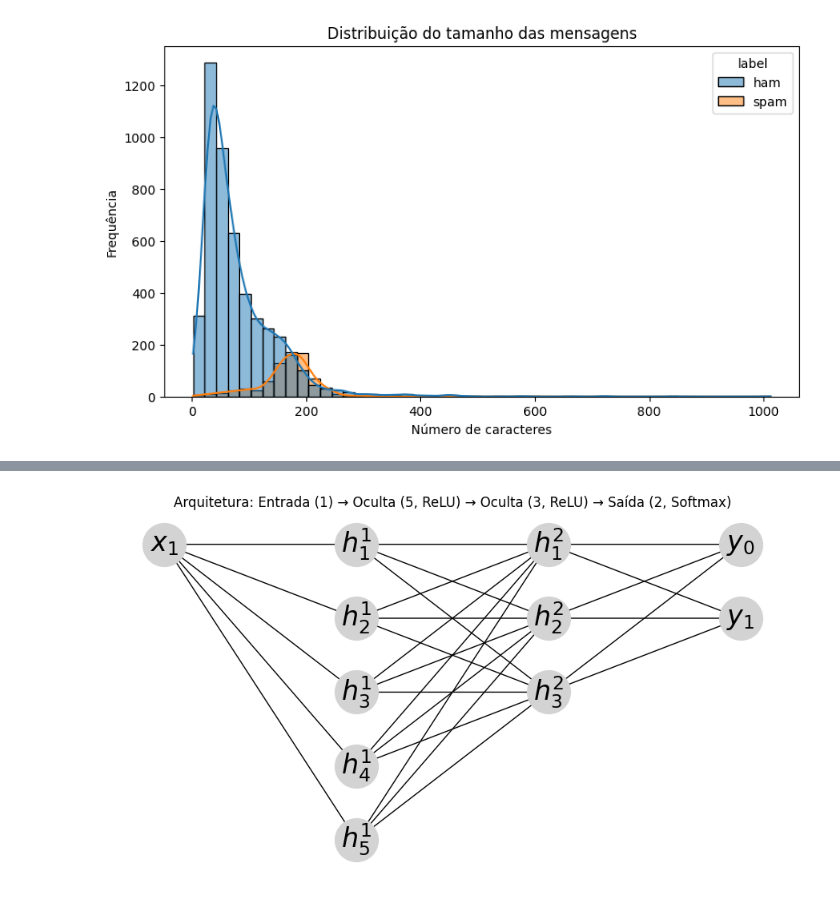
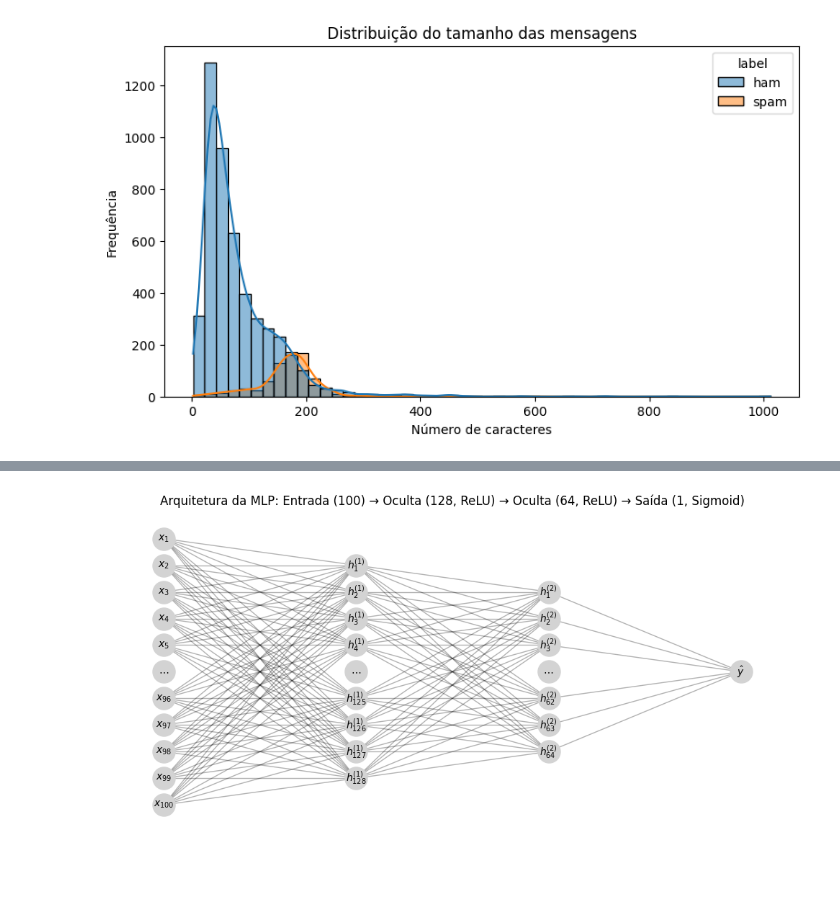
Before and after one commit to thyarles/unb-pca-spamdetector, a Jupyter notebook: spam.ipynb, the cells around one changed output, grey strips where cells are left out. Saved outputs shown, nothing was run; the diff lists cells and outputs as text; code cells hidden in the pictures; blank space fills up the shorter version.

```diff
--- a/spam.ipynb
+++ b/spam.ipynb
@@ -170,45 +193,66 @@ plt.show()
 # %%
 # Arquitetura planejada
+import networkx as nx
 
-# Camadas
-G = nx.DiGraph()
-input_layer = [f'x_{i+1}' for i in range(1)]
-hidden_layer1 = [f'h^1_{i+1}' for i in range(5)]
-hidden_layer2 = [f'h^2_{i+1}' for i in range(3)]
-output_layer = ['{y}_0', '{y}_1']
+# Versão reduzida e ilustrativa da arquitetura real
+def insert_ellipsis(layer, prefix, total_nodes):
+    half = len(layer) // 2
+    return (
+        [f'{prefix}_{{{i+1}}}' for i in range(half)]
+        + ['ellipsis']
+        + [f'{prefix}_{{{total_nodes - half + i}}}' for i in range(half)]
+    )
+
+# Camadas com reticências inseridas
+input_layer = insert_ellipsis([None]*10, 'x', 101)             # Entrada: 100 tokens (exibindo 10)
+hidden_layer1 = insert_ellipsis([None]*8, 'h^{{(1)}}', 129)    # Oculta 1: 128 neurônios
+hidden_layer2 = insert_ellipsis([None]*6, 'h^{{(2)}}', 65)     # Oculta 2: 64 neurônios
+output_layer = [r'\hat{y}']                                    # Saída: 1 nó
 
 layers = [input_layer, hidden_layer1, hidden_layer2, output_layer]
+
+# Criar grafo
+G = nx.DiGraph()
 positions = {}
 labels = {}
-layer_dist = 2.0
+
+layer_dist = 2.5
 node_dist = 1.0
 
-# Posicionamento
 for i, layer in enumerate(layers):
+    offset = (max(len(l) for l in layers) - len(layer)) / 2
     for j, node in enumerate(layer):
-        G.add_node(node)
-        positions[node] = (i * layer_dist, -j * node_dist)
-        labels[node] = f"${node}$"
+        is_ellipsis = node == 'ellipsis'
+        node_name = f'{i}_{j}' if is_ellipsis else node
+        G.add_node(node_name)
+        y_pos = -(j + offset) * node_dist
+        positions[node_name] = (i * layer_dist, y_pos)
+        labels[node_name] = r"$\cdots$" if is_ellipsis else f"${node}$"
 
-# Conexão
-def connect_layers(layer1, layer2):
-    for u in layer1:
-        for v in layer2:
-            G.add_edge(u, v)
+# Conexão entre camadas (pulando reticências)
+def connect_layers(layer1, layer2, i1, i2):
+    for u_j, u in enumerate(layer1):
+        if u == 'ellipsis': continue
+        u_name = f'{i1}_{u_j}' if u == 'ellipsis' else u
+        for v_j, v in enumerate(layer2):
+            if v == 'ellipsis': continue
+            v_name = f'{i2}_{v_j}' if v == 'ellipsis' else v
+            G.add_edge(u_name, v_name)
 
-connect_layers(input_layer, hidden_layer1)
-connect_layers(hidden_layer1, hidden_layer2)
-connect_layers(hidden_layer2, output_layer)
+connect_layers(input_layer, hidden_layer1, 0, 1)
+connect_layers(hidden_layer1, hidden_layer2, 1, 2)
+connect_layers(hidden_layer2, output_layer, 2, 3)
 
 # Desenho
-plt.figure(figsize=(9, 5))
-nx.draw_networkx_nodes(G, positions, node_color='lightgray', node_size=1500)
-nx.draw_networkx_edges(G, positions, arrows=True, arrowstyle='-|>', width=1)
-nx.draw_networkx_labels(G, positions, labels, font_size=24)
-plt.title('Arquitetura: Entrada (1) → Oculta (5, ReLU) → Oculta (3, ReLU) → Saída (2, Softmax)', fontsize=12)
+plt.figure(figsize=(10, 5))
+nx.draw_networkx_nodes(G, positions, node_color='lightgray', node_size=500)
+nx.draw_networkx_edges(G, positions, arrows=False, alpha=0.3, width=1)
+nx.draw_networkx_labels(G, positions, labels, font_size=10)
+
+plt.title('Arquitetura da MLP: Entrada (100) → Oculta (128, ReLU) → Oculta (64, ReLU) → Saída (1, Sigmoid)', fontsize=12)
 plt.axis('off')
 plt.tight_layout()
 plt.savefig('figures/arquitetura.png')
 plt.show()
 # %% [output]
-[figure, old version]
+[figure, new version]
```
Also changed, not shown: parts of 16 cells of this notebook, 6 other files.
